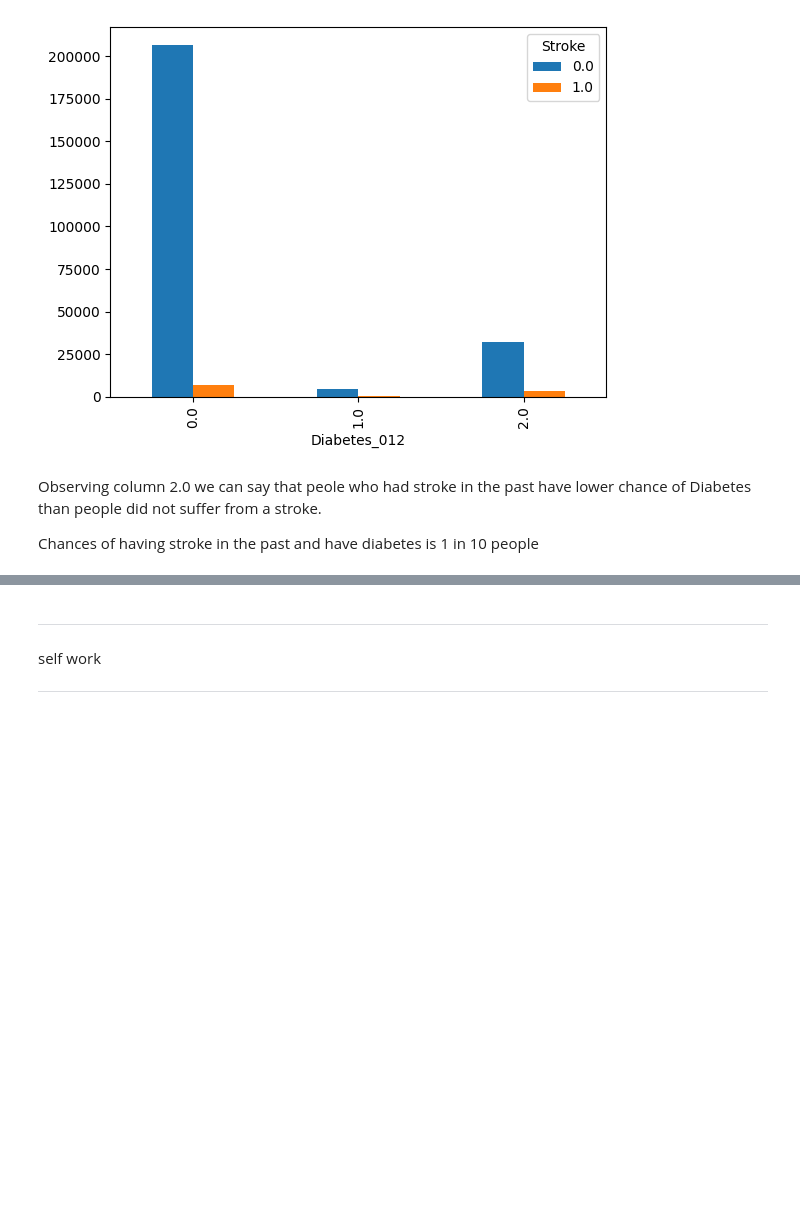
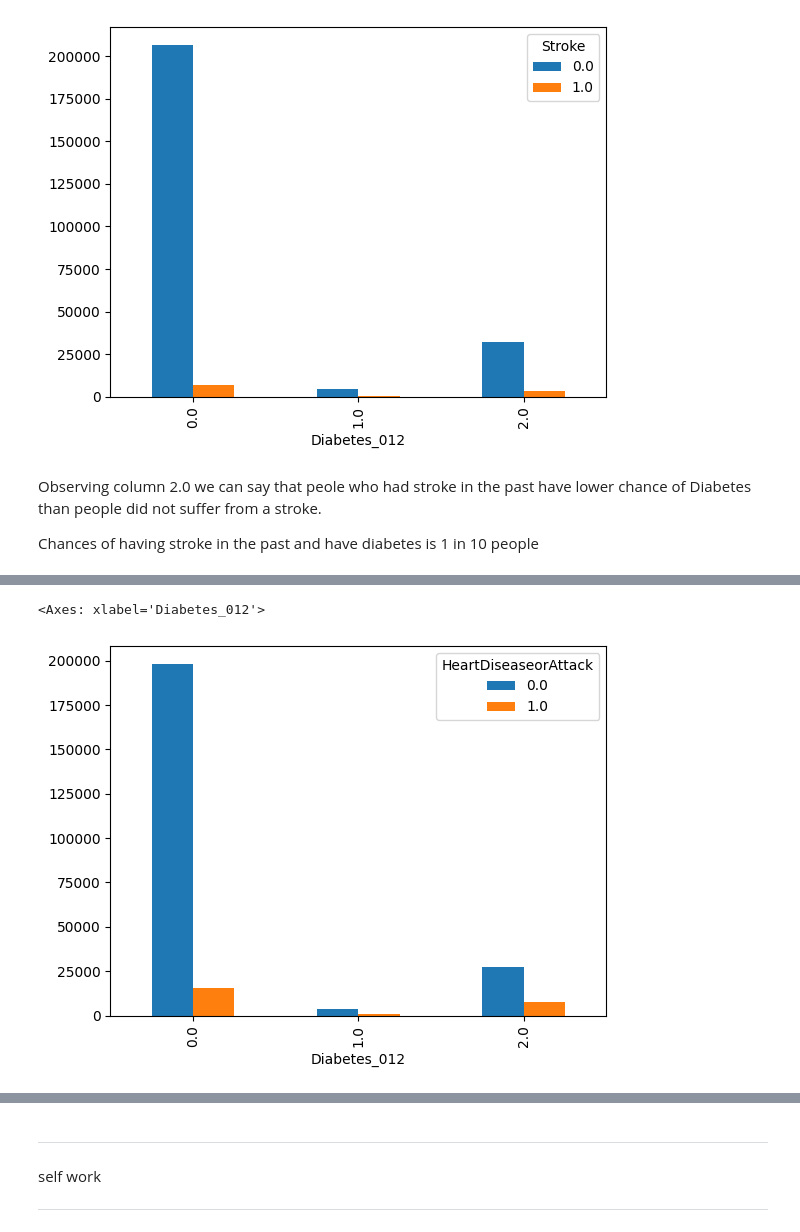
Before and after one commit to albertodavincishekhawat/BasicMachineLearning, a Jupyter notebook: ML.ipynb, the cells around one changed output, grey strips where cells are left out. Saved outputs shown, nothing was run; the diff lists cells and outputs as text; code cells hidden in the pictures; blank space fills up the shorter version.

```diff
--- a/ML.ipynb
+++ b/ML.ipynb
@@ -507,0 +516,5 @@ Chances of having stroke in the past and have diabetes is 1 in 10 people
+# %%
+pd.crosstab(df['Diabetes_012'], df['HeartDiseaseorAttack']).plot.bar()
+# %% [output]
+<Axes: xlabel='Diabetes_012'>
+[figure, added]
```
Also changed, not shown: parts of 5 cells of this notebook.
